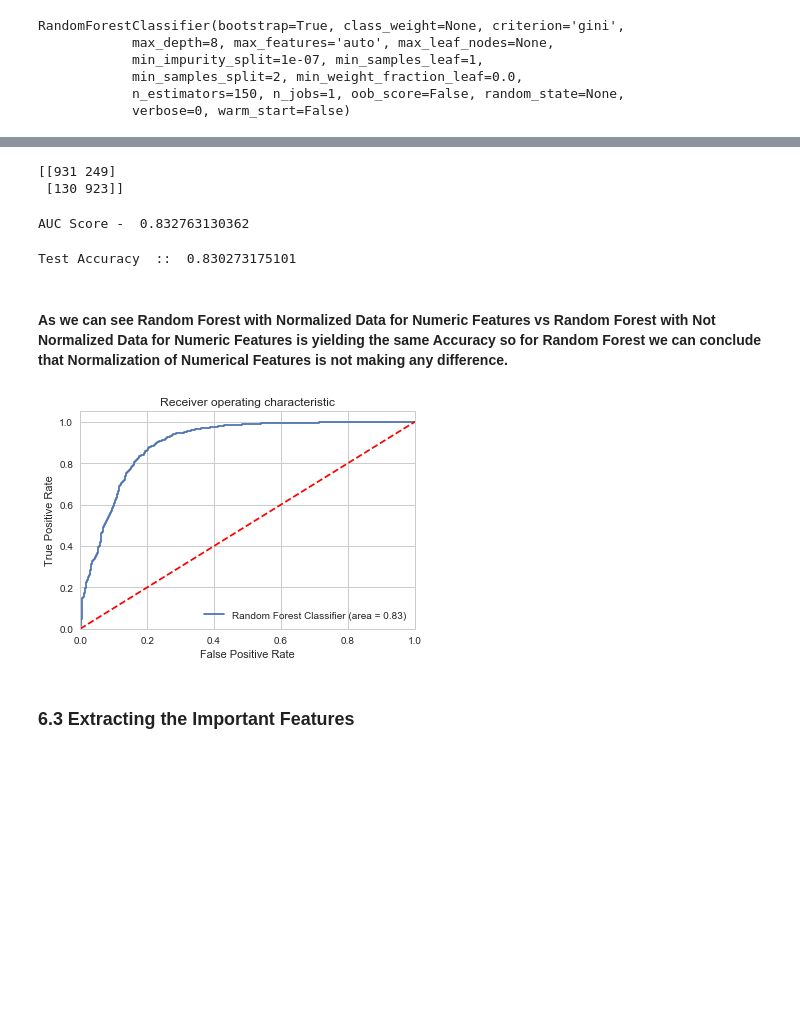
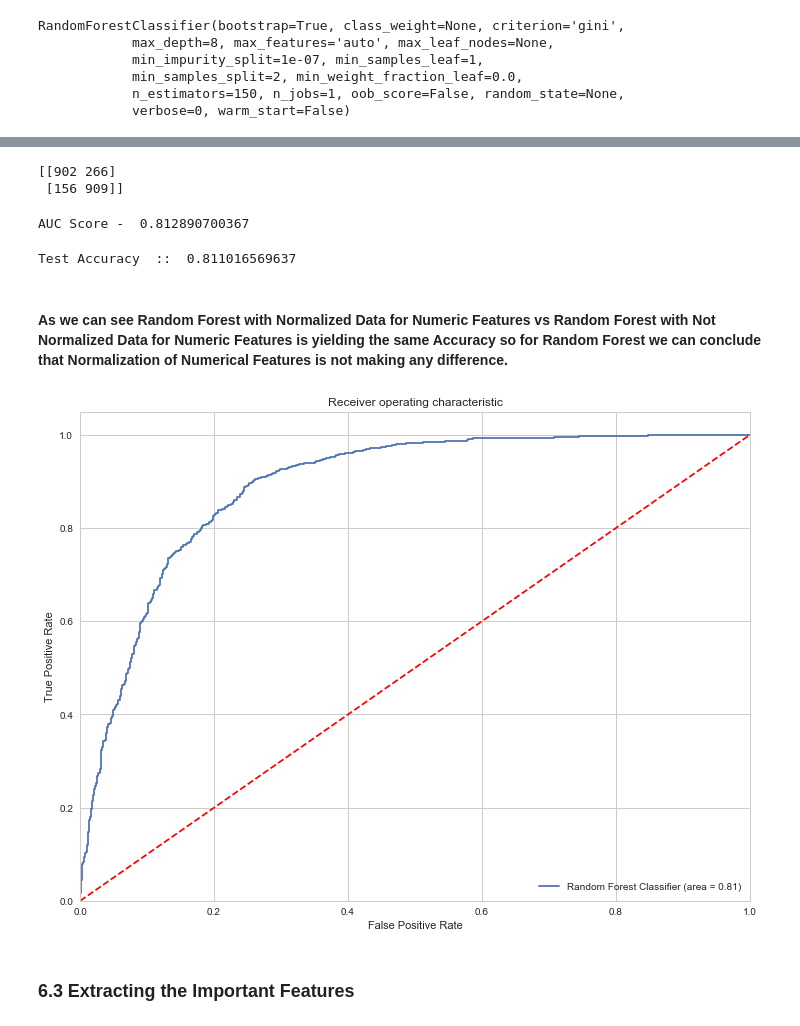
Before and after one commit to chinshaunakdesai/DataScienceWork, a Jupyter notebook: PropensityToBuy/Chintan_UCI_BankCampaign_PropensityToBuy.ipynb, the cells around one changed output, grey strips where cells are left out. Saved outputs shown, nothing was run; the diff lists cells and outputs as text; code cells hidden in the pictures; blank space fills up the shorter version.

```diff
--- a/PropensityToBuy/Chintan_UCI_BankCampaign_PropensityToBuy.ipynb
+++ b/PropensityToBuy/Chintan_UCI_BankCampaign_PropensityToBuy.ipynb
@@ -1205,0 +1174,6 @@ print(dataset_X_dummy.head())
+# %%
+
+job_ret_mgmt_remove = dataset_X_dummy.drop(['job_retired','job_management'], axis=1)
+
+
+job_ret_mgmt_remove.columns
@@ -1205,0 +1201,5 @@ print(dataset_X_dummy.head())
+# %%
+job_ret_mgmt_prev_remove = job_ret_mgmt_remove.drop(['previous'], axis=1)
+
+
+job_ret_mgmt_prev_remove.columns
@@ -1820,5 +1847,5 @@ avg / total       0.82      0.82      0.82      2233
 # %%
-Xtrain, Xtest, ytrain, ytest = train_test_split(dataset_X_dummy,dataset_Y,train_size=0.8)
+Xtrain, Xtest, ytrain, ytest = train_test_split(job_ret_mgmt_prev_remove,dataset_Y,train_size=0.8)
 
 
 clf7 = fit_model_rf(Xtrain, ytrain)
@@ -1850,39 +1877,39 @@ from sklearn.metrics import confusion_matrix
 confusion_matrix = confusion_matrix(ytest,predictions)
 print(confusion_matrix)
 # %% [output]
-[[931 249]
- [130 923]]
+[[902 266]
+ [156 909]]
 # %%
 print("AUC Score - ",roc_auc_score(ytest,predictions))
 # %% [output]
-AUC Score -  0.832763130362
+AUC Score -  0.812890700367
 # %%
 from sklearn.metrics import accuracy_score
 # %%
 #print "Train Accuracy :: ", accuracy_score(train_y, trained_model.predict(train_x))
 print ("Test Accuracy  :: ", accuracy_score(ytest, predictions))
 # %% [output]
-Test Accuracy  ::  0.830273175101
+Test Accuracy  ::  0.811016569637
 # %% [markdown]
 #### As we can see Random Forest with Normalized Data for Numeric Features vs Random Forest with Not Normalized Data for Numeric Features is yielding the same Accuracy so for Random Forest we can conclude that Normalization of Numerical Features is not making any difference.
 # %%
 from sklearn.metrics import roc_auc_score
 from sklearn.metrics import roc_curve
-logit_roc_auc = roc_auc_score(ytest, clf7.predict(Xtest))
+logit_roc_auc = roc_auc_score(ytest, predictions)
 fpr, tpr, thresholds = roc_curve(ytest, clf7.predict_proba(Xtest)[:,1])
 plt.figure()
 plt.plot(fpr, tpr, label='Random Forest Classifier (area = %0.2f)' % logit_roc_auc)
 plt.plot([0, 1], [0, 1],'r--')
 plt.xlim([0.0, 1.0])
 plt.ylim([0.0, 1.05])
 plt.xlabel('False Positive Rate')
 plt.ylabel('True Positive Rate')
 plt.title('Receiver operating characteristic')
 plt.legend(loc="lower right")
 plt.savefig('Log_ROC')
 plt.show()
 # %% [output]
-[figure, old version]
+[figure, new version]
 # %% [markdown]
 ### 6.3 Extracting the Important Features
 # %%
```
Also changed, not shown: parts of 85 cells of this notebook.
